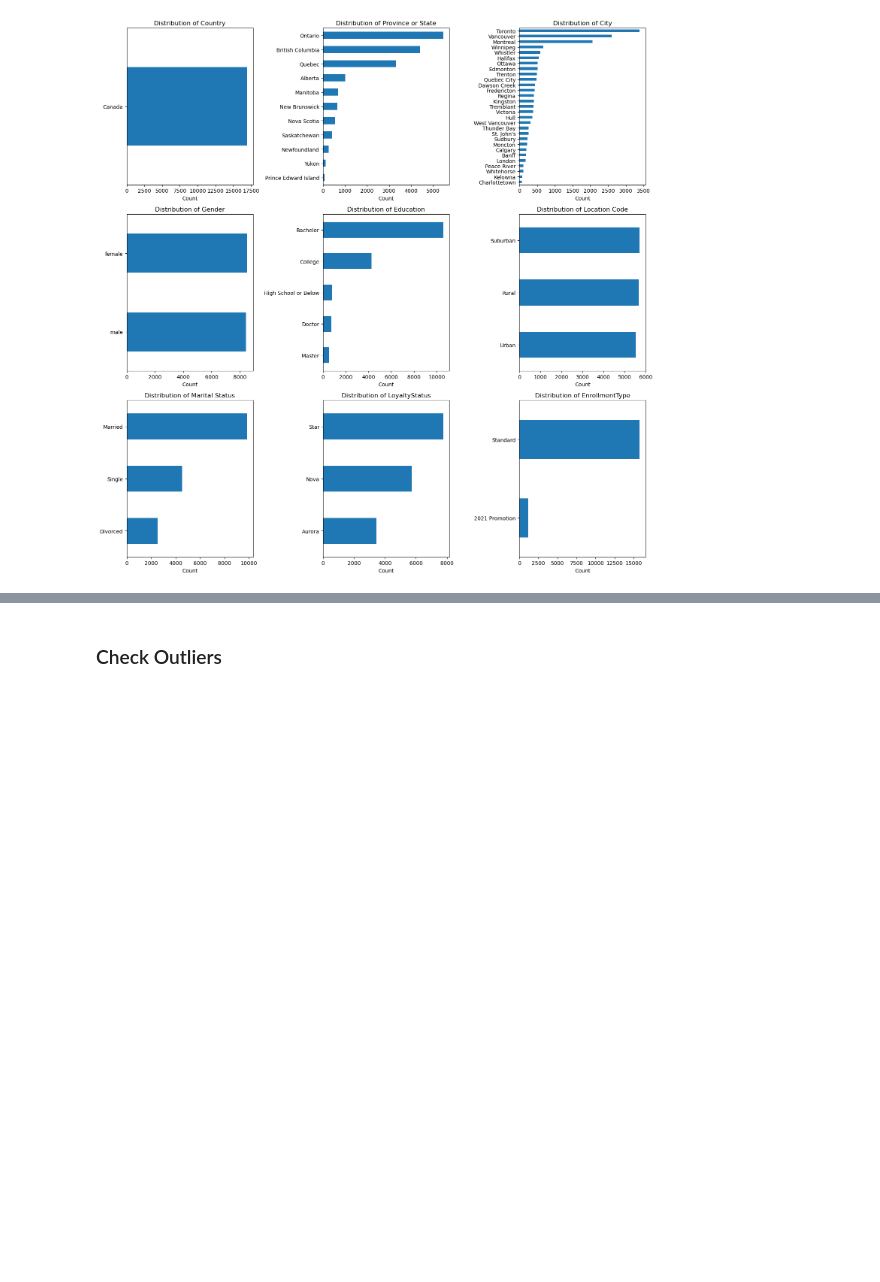
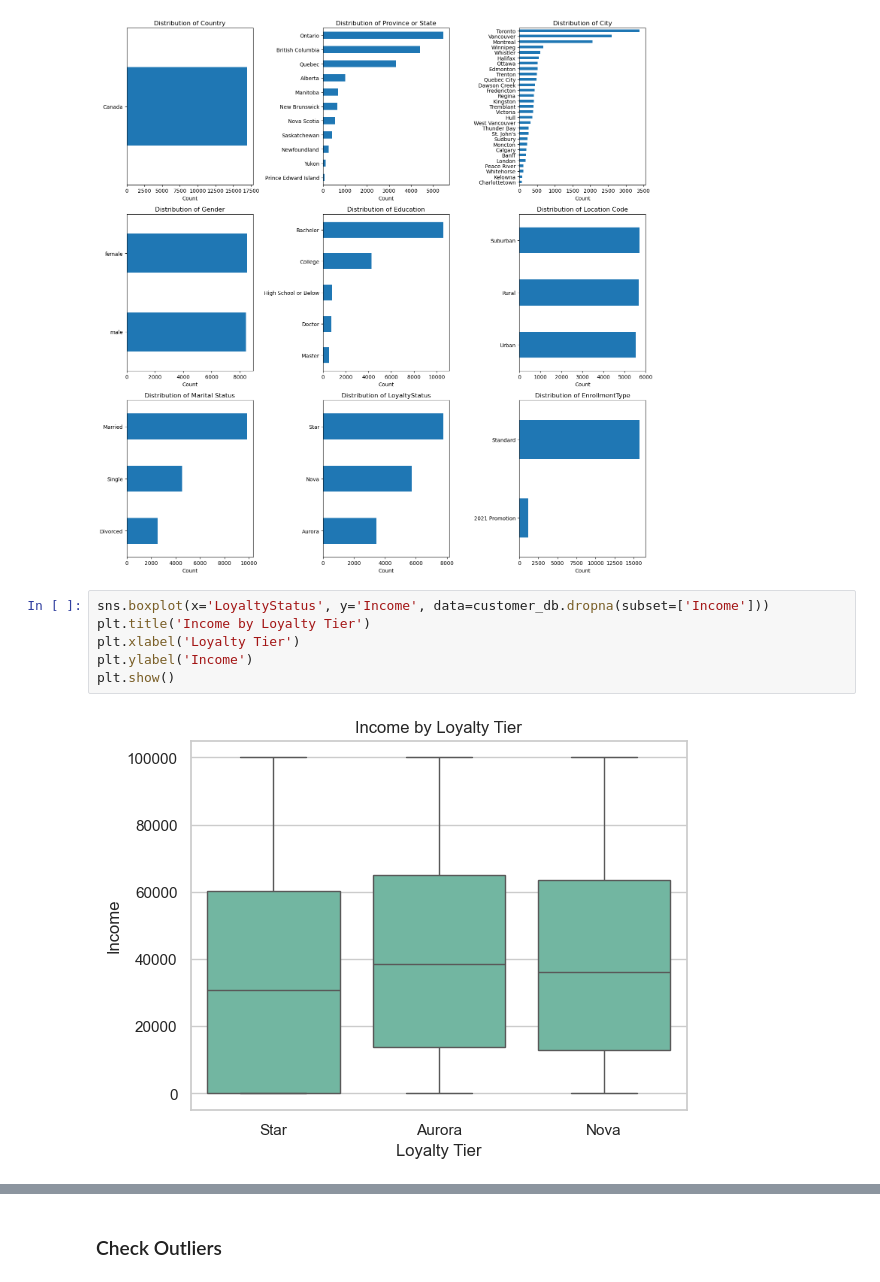
Before and after one commit to lucasdmcax/data_mining, a Jupyter notebook: Group20_EDA_Code.ipynb, the cells around one changed output, grey strips where cells are left out. Saved outputs shown, nothing was run; the diff lists cells and outputs as text; blank space fills up the shorter version.

Commit message:
Added visualizations and performed more data exploration

```diff
--- a/Group20_EDA_Code.ipynb
+++ b/Group20_EDA_Code.ipynb
@@ -110,3 +111,11 @@ plt.tight_layout()
 plt.show()
 # %% [output]
 [figure]
+# %%
+sns.boxplot(x='LoyaltyStatus', y='Income', data=customer_db.dropna(subset=['Income']))
+plt.title('Income by Loyalty Tier')
+plt.xlabel('Loyalty Tier')
+plt.ylabel('Income')
+plt.show()
+# %% [output]
+[figure, added]
```
Also changed, not shown: parts of 11 cells of this notebook.
